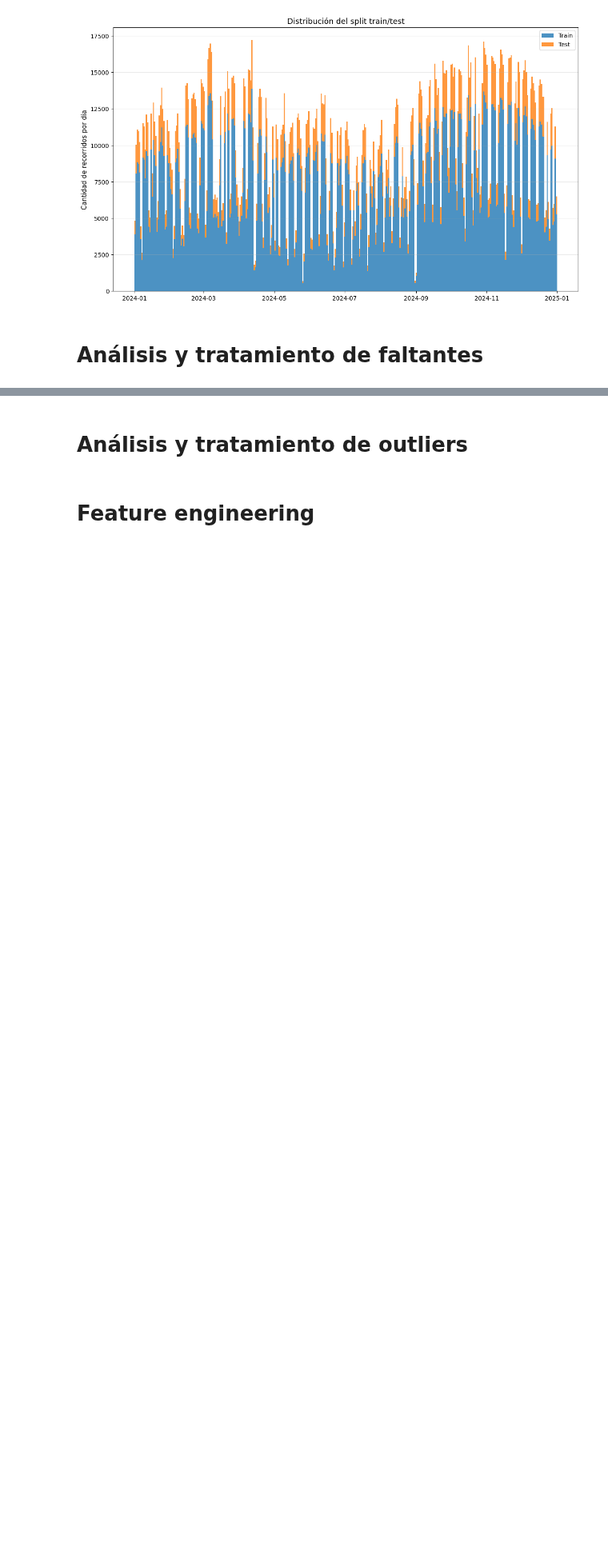
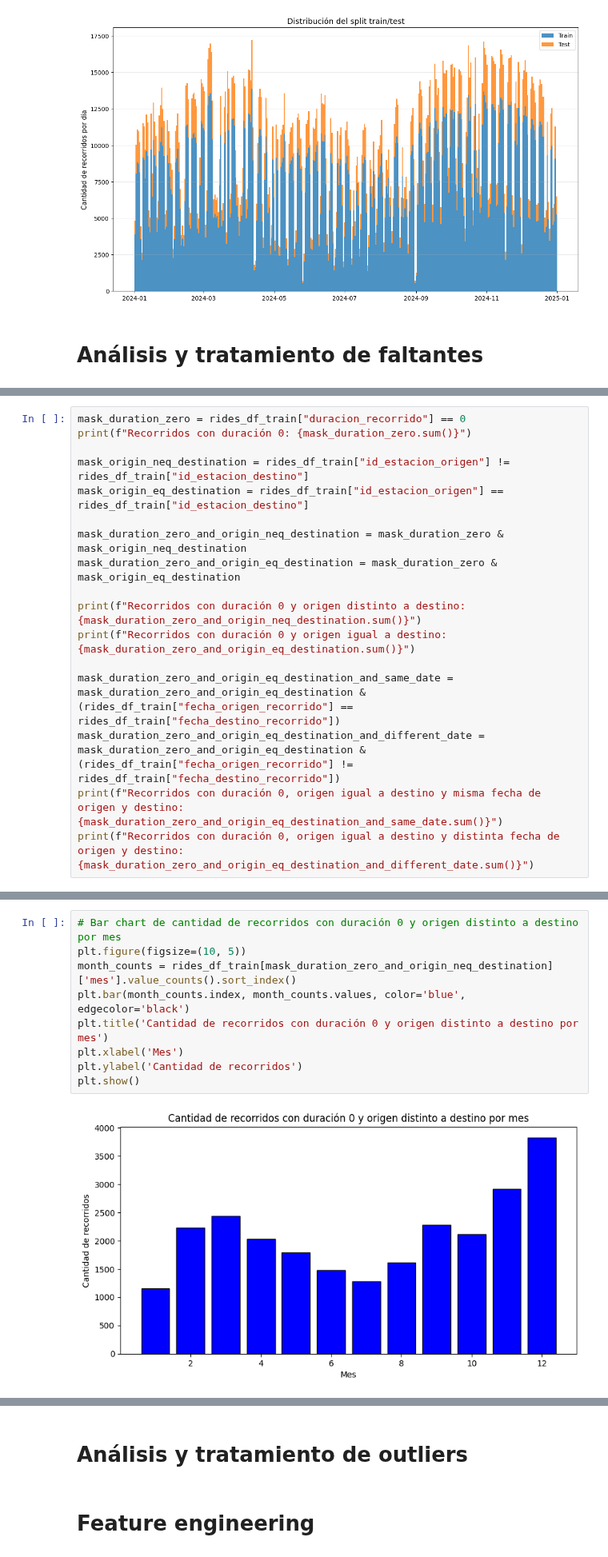
Before and after one commit to ArielMatC/ceia-andd-g2, a Jupyter notebook: data_analysis.ipynb, the cells around one changed output, grey strips where cells are left out. Shown at 80% size. Saved outputs shown, nothing was run; the diff lists cells and outputs as text; blank space fills up the shorter version.

```diff
--- a/data_analysis.ipynb
+++ b/data_analysis.ipynb
@@ -840,0 +894,17 @@ plt.show()
+# %%
+mask_duration_zero = rides_df_train["duracion_recorrido"] == 0
+print(f"Recorridos con duración 0: {mask_duration_zero.sum()}")
+
+mask_origin_neq_destination = rides_df_train["id_estacion_origen"] != rides_df_train["id_estacion_destino"]
+mask_origin_eq_destination = rides_df_train["id_estacion_origen"] == rides_df_train["id_estacion_destino"]
+
+mask_duration_zero_and_origin_neq_destination = mask_duration_zero & mask_origin_neq_destination
+mask_duration_zero_and_origin_eq_destination = mask_duration_zero & mask_origin_eq_destination
+
+print(f"Recorridos con duración 0 y origen distinto a destino: {mask_duration_zero_and_origin_neq_destination.sum()}")
+print(f"Recorridos con duración 0 y origen igual a destino: {mask_duration_zero_and_origin_eq_destination.sum()}")
+
+mask_duration_zero_and_origin_eq_destination_and_same_date = mask_duration_zero_and_origin_eq_destination & (rides_df_train["fecha_origen_recorrido"] == rides_df_train["fecha_destino_recorrido"])
+mask_duration_zero_and_origin_eq_destination_and_different_date = mask_duration_zero_and_origin_eq_destination & (rides_df_train["fecha_origen_recorrido"] != rides_df_train["fecha_destino_recorrido"])
+print(f"Recorridos con duración 0, origen igual a destino y misma fecha de origen y destino: {mask_duration_zero_and_origin_eq_destination_and_same_date.sum()}")
+print(f"Recorridos con duración 0, origen igual a destino y distinta fecha de origen y destino: {mask_duration_zero_and_origin_eq_destination_and_different_date.sum()}")
@@ -840,0 +942,11 @@ plt.show()
+# %%
+# Bar chart de cantidad de recorridos con duración 0 y origen distinto a destino por mes
+plt.figure(figsize=(10, 5))
+month_counts = rides_df_train[mask_duration_zero_and_origin_neq_destination]['mes'].value_counts().sort_index()
+plt.bar(month_counts.index, month_counts.values, color='blue', edgecolor='black')
+plt.title('Cantidad de recorridos con duración 0 y origen distinto a destino por mes')
+plt.xlabel('Mes')
+plt.ylabel('Cantidad de recorridos')
+plt.show()
+# %% [output]
+[figure, added]
```
Also changed, not shown: parts of 38 cells of this notebook, 2 other files.
